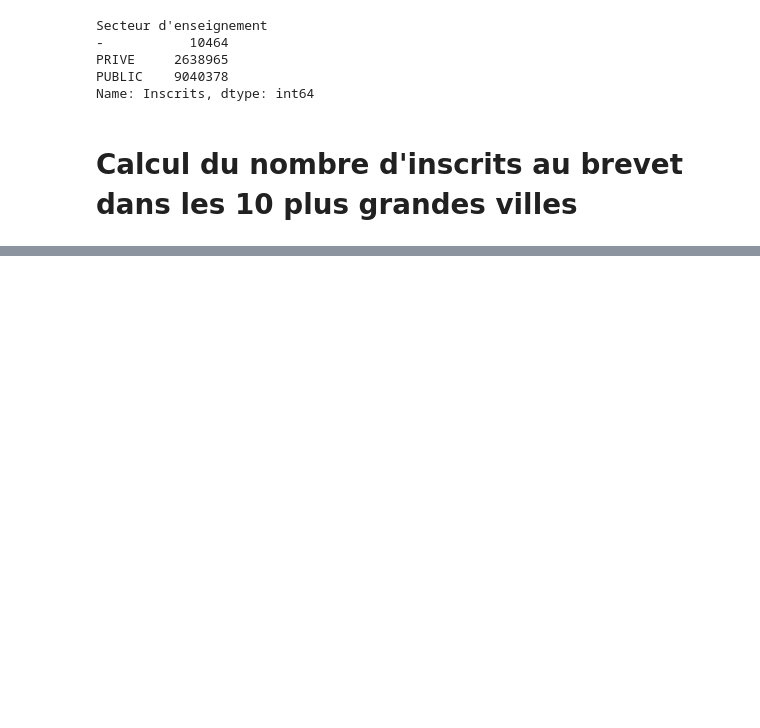
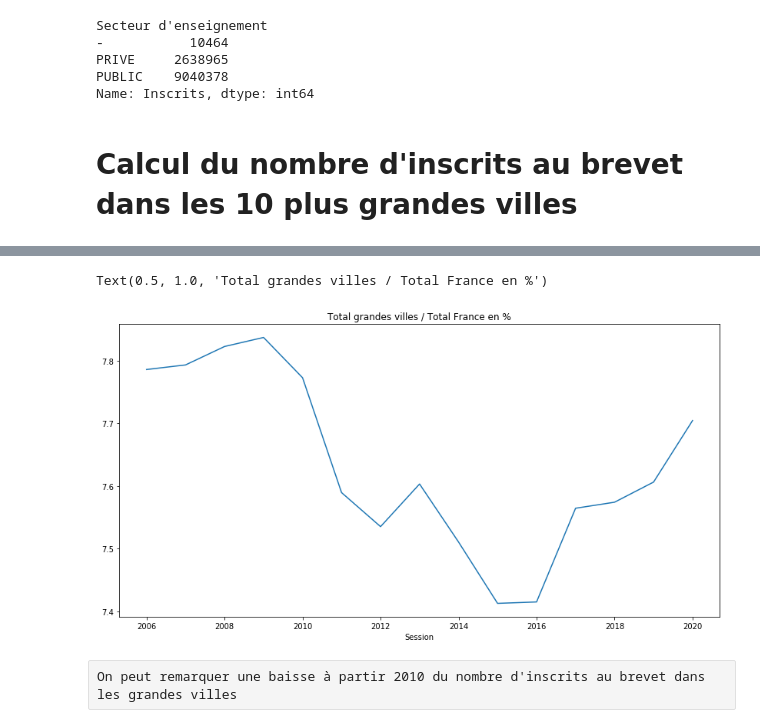
Before and after one commit to jacquesren123/delta, a Jupyter notebook: notebook/brevet.ipynb, the cells around one changed output, grey strips where cells are left out. Cells and saved outputs as stored; diff of their text form; code cells hidden in the pictures; blank space fills up the shorter version.

```diff
--- a/notebook/brevet.ipynb
+++ b/notebook/brevet.ipynb
@@ -229,3 +259,3 @@ inscrits_par_ville_df.plot()
 # %%
-inscrits_par_ville_df['Total'] = inscrits_par_ville_df.sum(axis=1)
-inscrits_par_ville_df
+inscrits_par_ville_df['Total sur les grandes villes'] = inscrits_par_ville_df.sum(axis=1)
+inscrits_par_ville_df['Total en France'] = brevet_data.groupby('Session')['Inscrits'].sum()
@@ -249,0 +262,3 @@ inscrits_par_ville_df
+# %%
+values = inscrits_par_ville_df['Total sur les grandes villes'] / inscrits_par_ville_df['Total en France'] * 100
+inscrits_par_ville_df['Total grandes villes / Total France en %'] = values
@@ -249,0 +285,8 @@ inscrits_par_ville_df
+# %%
+inscrits_par_ville_df['Total grandes villes / Total France en %'].plot(figsize=(14, 7))
+plt.title('Total grandes villes / Total France en %')
+# %% [output]
+Text(0.5, 1.0, 'Total grandes villes / Total France en %')
+[figure, added]
+# %% [raw]
+On peut remarquer une baisse à partir 2010 du nombre d'inscrits au brevet dans les grandes villes
```
Also changed, not shown: parts of 8 cells of this notebook.
